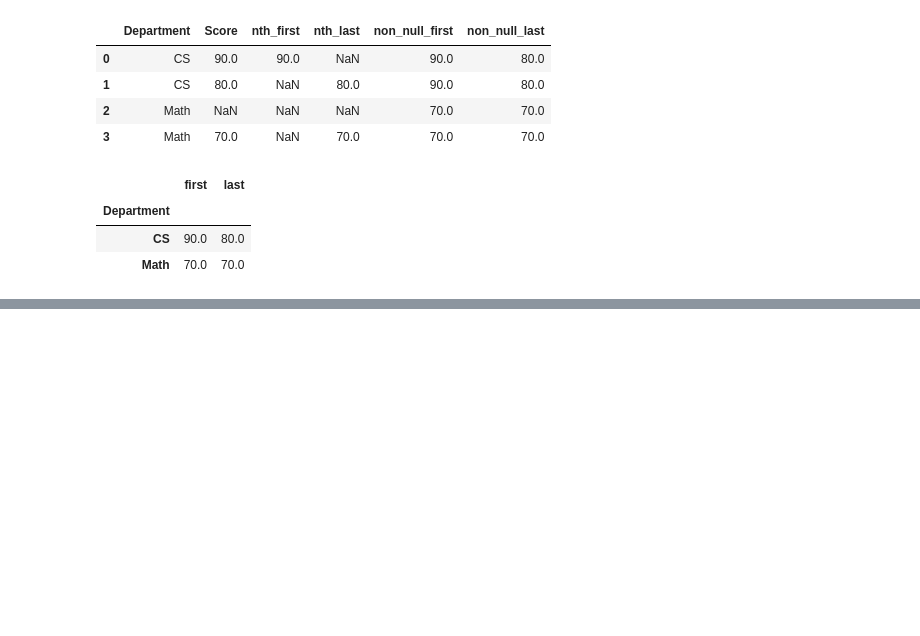
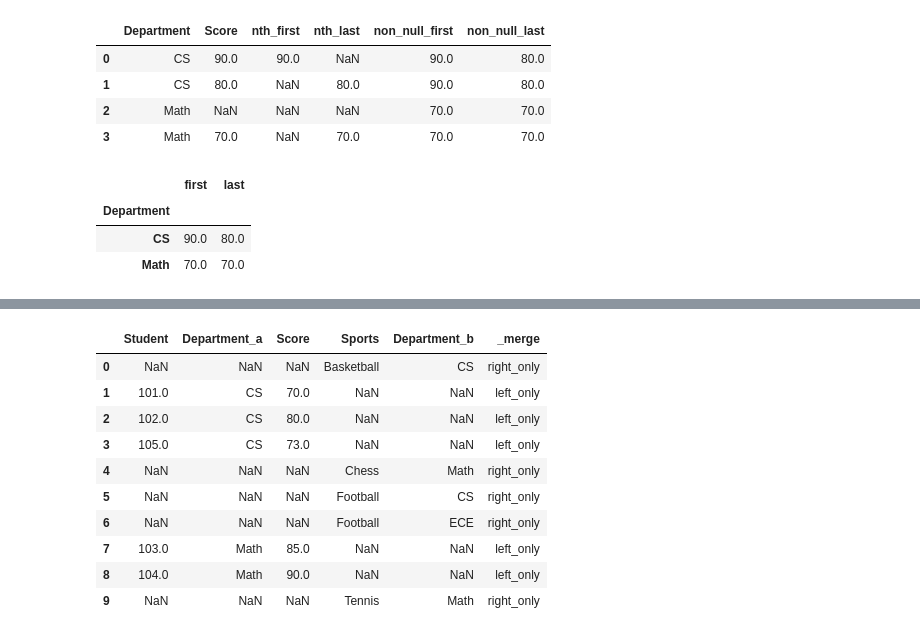
Before and after one commit to kumarketanbansal-hue/Python-Pandas, a Jupyter notebook: Python_Pandas.ipynb, the cells around one changed output, grey strips where cells are left out. Saved outputs shown, nothing was run; the diff lists cells and outputs as text; code cells hidden in the pictures; blank space fills up the shorter version.

```diff
--- a/Python_Pandas.ipynb
+++ b/Python_Pandas.ipynb
@@ -1247,0 +1357,3 @@ df4.groupby('Department')['Score'].agg(['first', 'last'])
+# %%
+a = pd.DataFrame({'Student':[101, 102, 103, 104,105], 'Department':['CS', 'CS', 'Math', 'Math', 'CS'], 'Score':[70, 80, 85, 90, 73]})
+b = pd.DataFrame({'Sports':['Basketball', 'Football', 'Chess', 'Tennis', 'Football'], 'Department':['CS', 'CS', 'Math', 'Math', 'ECE']}, index=[101, 102, 103, 104, 106])
@@ -1247,0 +1375,14 @@ df4.groupby('Department')['Score'].agg(['first', 'last'])
+# %%
+pd.merge(a, b, left_on='Department', right_on='Sports', how='outer', suffixes=('_a', '_b'), indicator=True)
+# %% [output]
+|  | Student | Department_a | Score | Sports | Department_b | _merge |
+| 0 | NaN | NaN | NaN | Basketball | CS | right_only |
+| 1 | 101.0 | CS | 70.0 | NaN | NaN | left_only |
+| 2 | 102.0 | CS | 80.0 | NaN | NaN | left_only |
+| 3 | 105.0 | CS | 73.0 | NaN | NaN | left_only |
+| 4 | NaN | NaN | NaN | Chess | Math | right_only |
+| 5 | NaN | NaN | NaN | Football | CS | right_only |
+| 6 | NaN | NaN | NaN | Football | ECE | right_only |
+| 7 | 103.0 | Math | 85.0 | NaN | NaN | left_only |
+| 8 | 104.0 | Math | 90.0 | NaN | NaN | left_only |
+| 9 | NaN | NaN | NaN | Tennis | Math | right_only |
```
Also changed, not shown: parts of 43 cells of this notebook.
